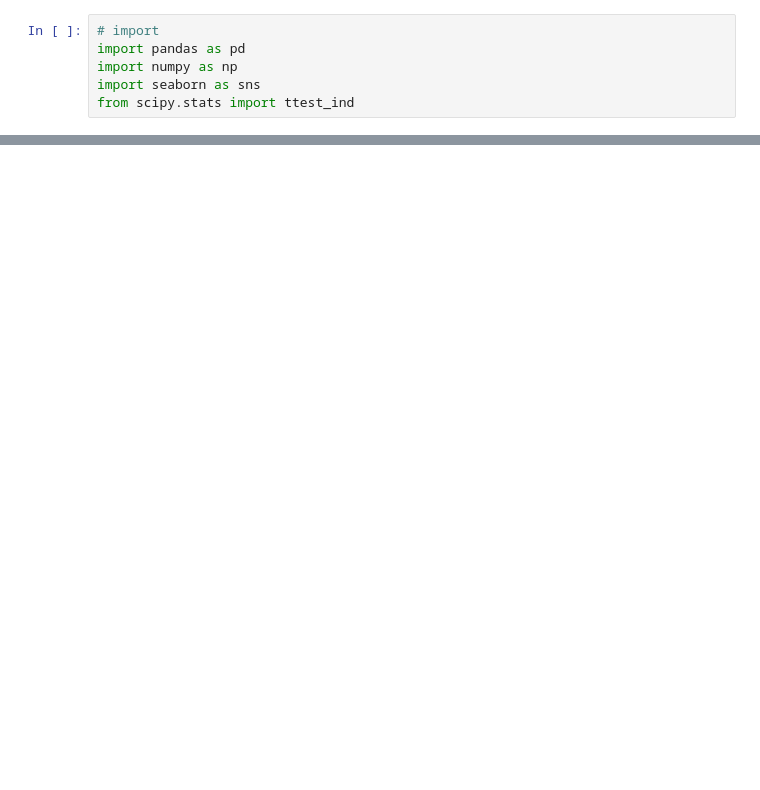
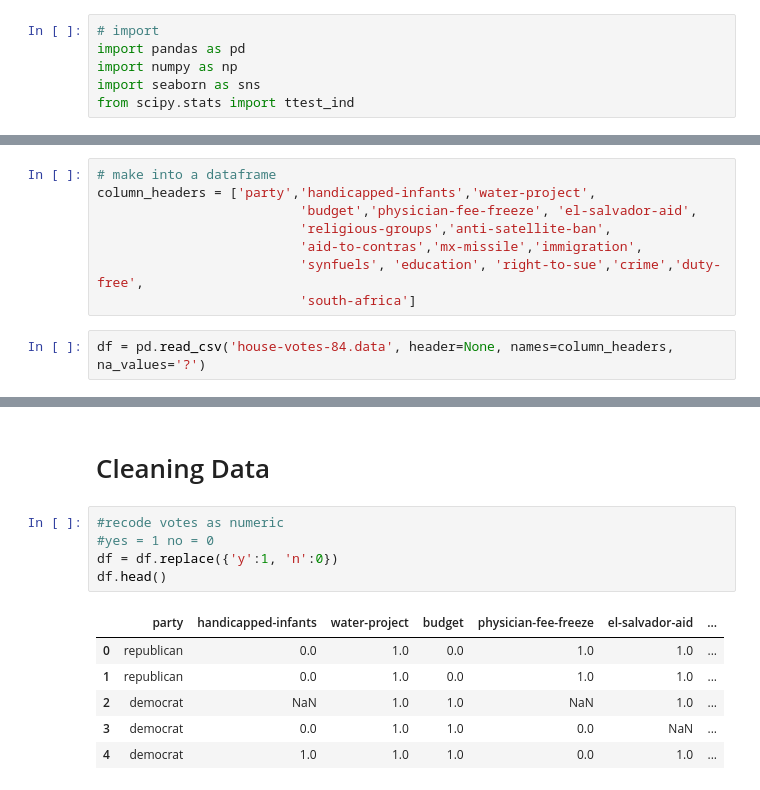
Before and after one commit to lmstephens/DS-Unit-1-Sprint-2-Statistics, a Jupyter notebook: module1/LS_DS_121_Statistics_Probability_Assignment.ipynb, the cells around one changed output, grey strips where cells are left out. Saved outputs shown, nothing was run; the diff lists cells and outputs as text; blank space fills up the shorter version.

```diff
--- a/module1/LS_DS_121_Statistics_Probability_Assignment.ipynb
+++ b/module1/LS_DS_121_Statistics_Probability_Assignment.ipynb
@@ -45,0 +47,10 @@ df.head()
+# %%
+# make into a dataframe
+column_headers = ['party','handicapped-infants','water-project',
+                          'budget','physician-fee-freeze', 'el-salvador-aid',
+                          'religious-groups','anti-satellite-ban',
+                          'aid-to-contras','mx-missile','immigration',
+                          'synfuels', 'education', 'right-to-sue','crime','duty-free',
+                          'south-africa']
+# %%
+df = pd.read_csv('house-votes-84.data', header=None, names=column_headers, na_values='?')
@@ -45,0 +70,14 @@ df.head()
+# %% [markdown]
+# Cleaning Data
+# %%
+#recode votes as numeric
+#yes = 1 no = 0
+df = df.replace({'y':1, 'n':0})
+df.head()
+# %% [output]
+|  | party | handicapped-infants | water-project | budget | physician-fee-freeze | el-salvador-aid | ... |
+| 0 | republican | 0.0 | 1.0 | 0.0 | 1.0 | 1.0 | ... |
+| 1 | republican | 0.0 | 1.0 | 0.0 | 1.0 | 1.0 | ... |
+| 2 | democrat | NaN | 1.0 | 1.0 | NaN | 1.0 | ... |
+| 3 | democrat | 0.0 | 1.0 | 1.0 | 0.0 | NaN | ... |
+| 4 | democrat | 1.0 | 1.0 | 1.0 | 0.0 | 1.0 | ... |
```
Also changed, not shown: parts of 19 cells of this notebook.
